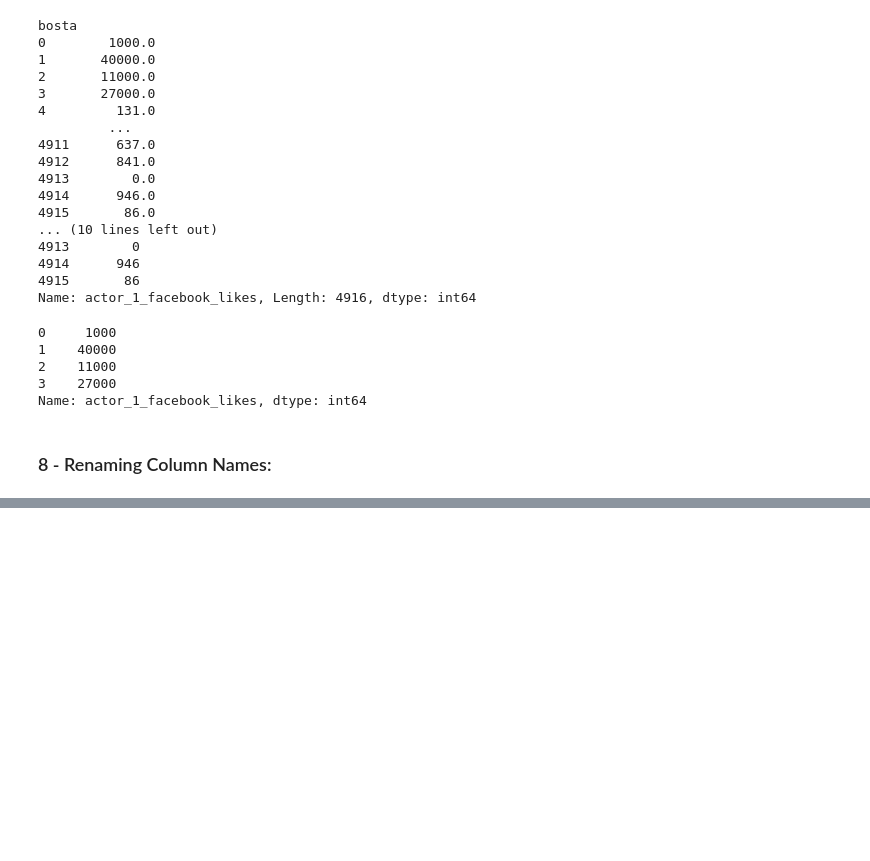
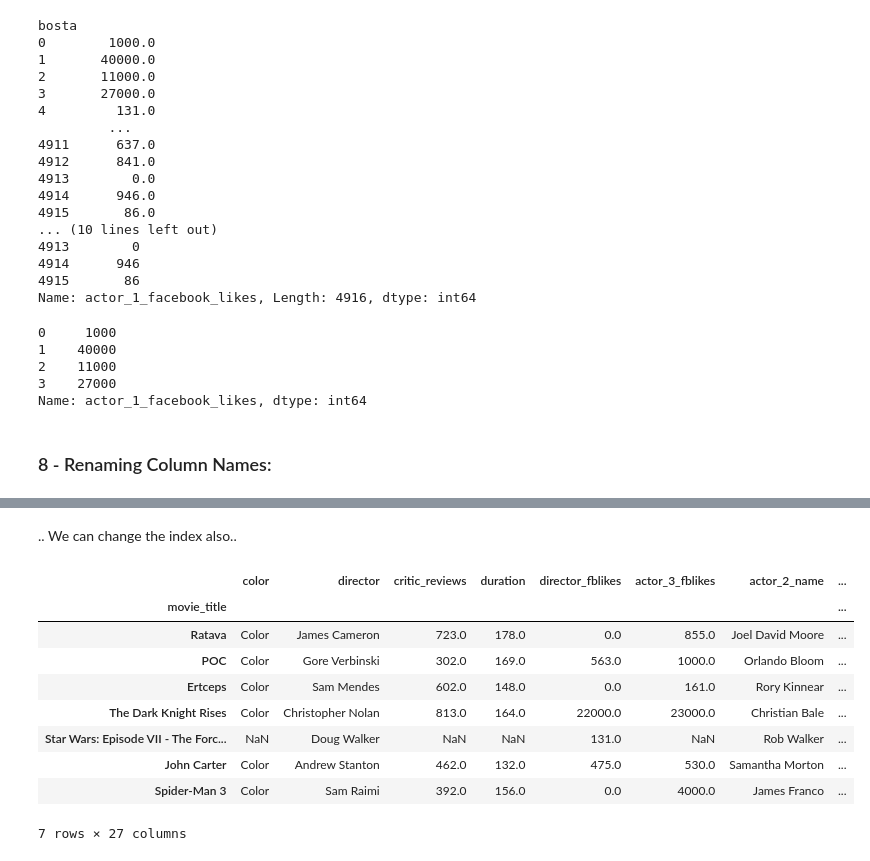
Before and after one commit to victorvianaom/Pandas-1.x-Cookbook, a Jupyter notebook: ch01 - Pandas Foundations.ipynb, the cells around one changed output, grey strips where cells are left out. Saved outputs shown, nothing was run; the diff lists cells and outputs as text; code cells hidden in the pictures; blank space fills up the shorter version.

```diff
--- a/ch01 - Pandas Foundations.ipynb
+++ b/ch01 - Pandas Foundations.ipynb
@@ -728,0 +754,34 @@ Name: actor_1_facebook_likes, dtype: int64
+# %% [markdown]
+.. We can change the index also..
+# %%
+idx_map = {
+    "Avatar": "Ratava",
+    "Spectre": "Ertceps",
+    "Pirates of the Caribbean: At World's End": "POC",
+}
+col_map = {
+    "aspect_ratio": "aspect",
+    "movie_facebook_likes": "fblikes",
+    "director_name": "director",
+    "num_critic_for_reviews": "critic_reviews",
+    "director_facebook_likes": "director_fblikes",
+    "actor_3_facebook_likes": "actor_3_fblikes",
+    "actor_1_facebook_likes": "actor_1_fblikes",
+}
+
+(
+    movies.set_index("movie_title")
+    .rename(index=idx_map, columns=col_map)
+    .head(7)
+)
+# %% [output]
+|  | color | director | critic_reviews | duration | director_fblikes | actor_3_fblikes | actor_2_name | ... |
+| movie_title |  |  |  |  |  |  |  | ... |
+| Ratava | Color | James Cameron | 723.0 | 178.0 | 0.0 | 855.0 | Joel David Moore | ... |
+| POC | Color | Gore Verbinski | 302.0 | 169.0 | 563.0 | 1000.0 | Orlando Bloom | ... |
+| Ertceps | Color | Sam Mendes | 602.0 | 148.0 | 0.0 | 161.0 | Rory Kinnear | ... |
+| The Dark Knight Rises | Color | Christopher Nolan | 813.0 | 164.0 | 22000.0 | 23000.0 | Christian Bale | ... |
+| Star Wars: Episode VII - The Forc... | NaN | Doug Walker | NaN | NaN | 131.0 | NaN | Rob Walker | ... |
+| John Carter | Color | Andrew Stanton | 462.0 | 132.0 | 475.0 | 530.0 | Samantha Morton | ... |
+| Spider-Man 3 | Color | Sam Raimi | 392.0 | 156.0 | 0.0 | 4000.0 | James Franco | ... |
+7 rows × 27 columns
```
Also changed, not shown: parts of 14 cells of this notebook.
